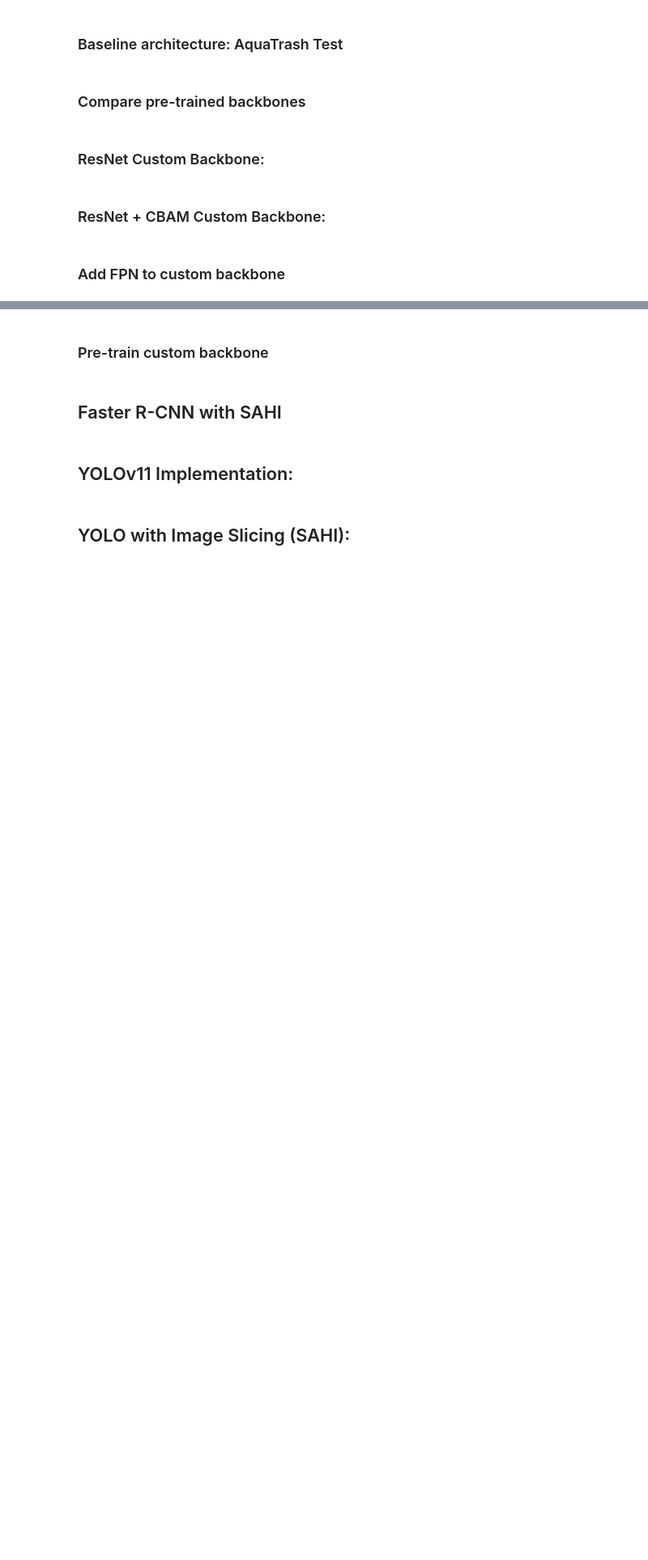
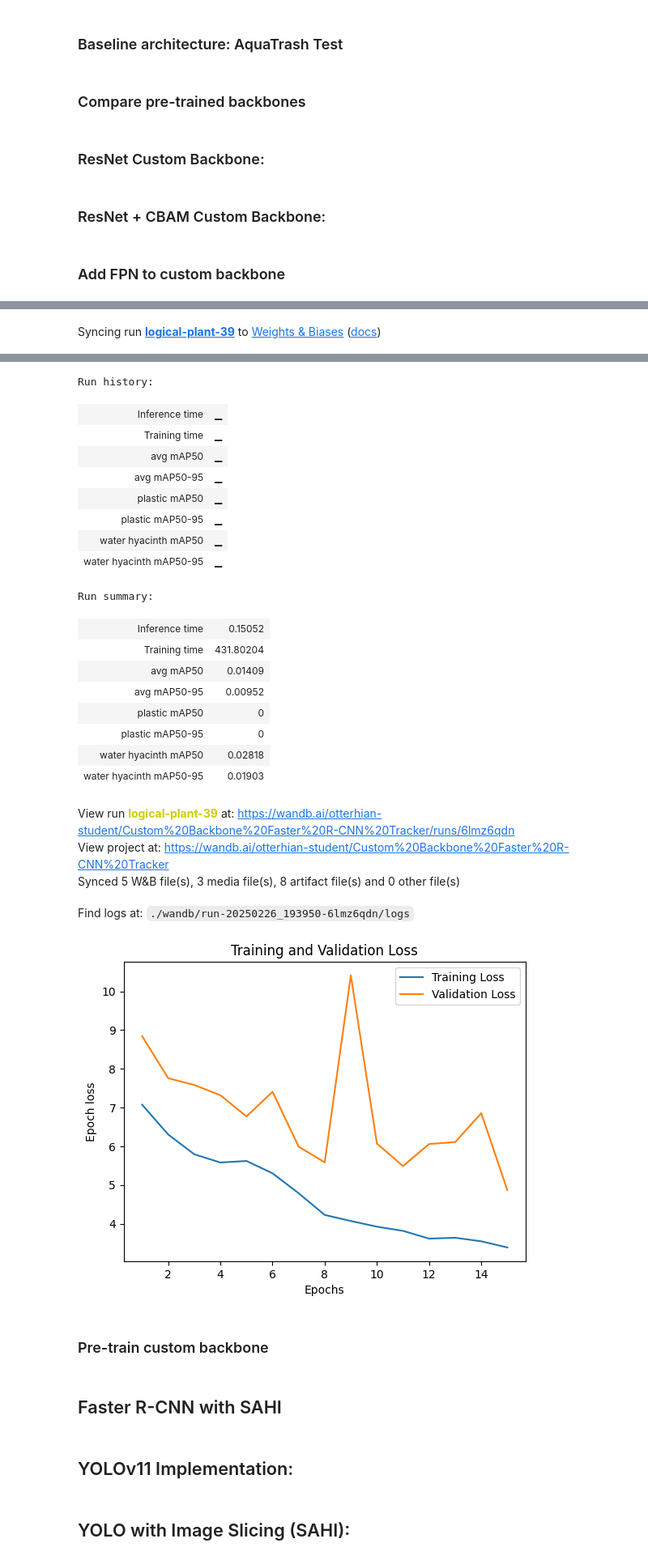
Before and after one commit to Amy-RT/Faster-R-CNN-Custom-Backbones, a Jupyter notebook: UoL Final Project based on CM3015 template "deep learning on public dataset".ipynb, the cells around one changed output, grey strips where cells are left out. Shown at 81% size. Cells and saved outputs as stored; diff of their text form; code cells hidden in the pictures; blank space fills up the shorter version.

```diff
--- a/UoL Final Project based on CM3015 template "deep learning on public dataset".ipynb
+++ b/UoL Final Project based on CM3015 template "deep learning on public dataset".ipynb
@@ -2730,0 +2873,46 @@ tensor([0.1526, 0.4651])
+# %%
+backbone_fpn = ResNetCustomFPNWithAtt(num_classes=3)
+#specify outchannels as it used as inchannels for the RPNHeads
+backbone_fpn.out_channels = 256
+
+anchor_generator = AnchorGenerator(
+    sizes=((32, 64, 128, 256),),
+    aspect_ratios=((0.5, 1.0, 2.0),)
+)
+
+anchor_sizes = ((16,), (32,), (64,), (128,))
+aspect_ratios = (((0.5,), (1.0,), (2.0,)),) * len(anchor_sizes)
+anchor_generator = AnchorGenerator(anchor_sizes, aspect_ratios)
+
+# debugging
+anchor_sizes = ((16,), (32,))
+aspect_ratios = (((0.5,), (1.0,), (2.0,)),) * len(anchor_sizes)
+anchor_generator = AnchorGenerator(anchor_sizes, aspect_ratios)
+
+# Feature maps to perform RoI cropping.
+# If backbone returns a Tensor, `featmap_names` is expected to
+# be [0]. We can choose which feature maps to use.
+roi_pooler = torchvision.ops.MultiScaleRoIAlign(
+    featmap_names=["ll_feats",
+                   "hl_feats"],
+    output_size=7, #output size for pooled region
+    sampling_ratio=2 #sampling ratio for ROIAlign
+)
+
+fpn_att_model_wrapper = FasterRCNNWrapper(
+    backbone=backbone_fpn,
+    num_classes=3,
+    rpn_anchor_generator=anchor_generator,
+    box_roi_pool=roi_pooler
+)
+num_classes=3 #3 classes +1 to account for background
+fpn_att_model_wrapper.override_prediction_heads(num_classes)
+# %%
+fpn_att_model_wrapper.model.to(device)
+# optimizer = torch.optim.Adam(cbam_model_wrapper.model.parameters(), lr=0.0005)
+optimizer = torch.optim.Adam(fpn_att_model_wrapper.model.parameters(), lr=0.00025)
+num_epochs = 15
+model_pipeline(fpn_att_model_wrapper , optimizer, num_epochs, train_dataset_loader,
+               val_dataset_loader, test_dataset_loader, device,
+               True, "Custom Backbone Faster R-CNN Tracker")
+# %% [output]
@@ -2730,0 +2921 @@ tensor([0.1526, 0.4651])
+Syncing run logical-plant-39 to Weights & Biases (docs)
@@ -2731,3 +2942,26 @@ tensor([0.1526, 0.4651])
+Run history:
+| Inference time | ▁ |
+| Training time | ▁ |
+| avg mAP50 | ▁ |
+| avg mAP50-95 | ▁ |
+| plastic mAP50 | ▁ |
+| plastic mAP50-95 | ▁ |
+| water hyacinth mAP50 | ▁ |
+| water hyacinth mAP50-95 | ▁ |
+Run summary:
+| Inference time | 0.15052 |
+| Training time | 431.80204 |
+| avg mAP50 | 0.01409 |
+| avg mAP50-95 | 0.00952 |
+| plastic mAP50 | 0 |
+| plastic mAP50-95 | 0 |
+| water hyacinth mAP50 | 0.02818 |
+| water hyacinth mAP50-95 | 0.01903 |
+View run logical-plant-39 at: https://wandb.ai/otterhian-student/Custom%20Backbone%20Faster%20R-CNN%20Tracker/runs/6lmz6qdn
+View project at: https://wandb.ai/otterhian-student/Custom%20Backbone%20Faster%20R-CNN%20Tracker
+Synced 5 W&B file(s), 3 media file(s), 8 artifact file(s) and 0 other file(s)
+Find logs at: ./wandb/run-20250226_193950-6lmz6qdn/logs
+[figure, added]
 # %% [markdown]
 ### Pre-train custom backbone
 # %%
```
Also changed, not shown: parts of 15 cells of this notebook.
